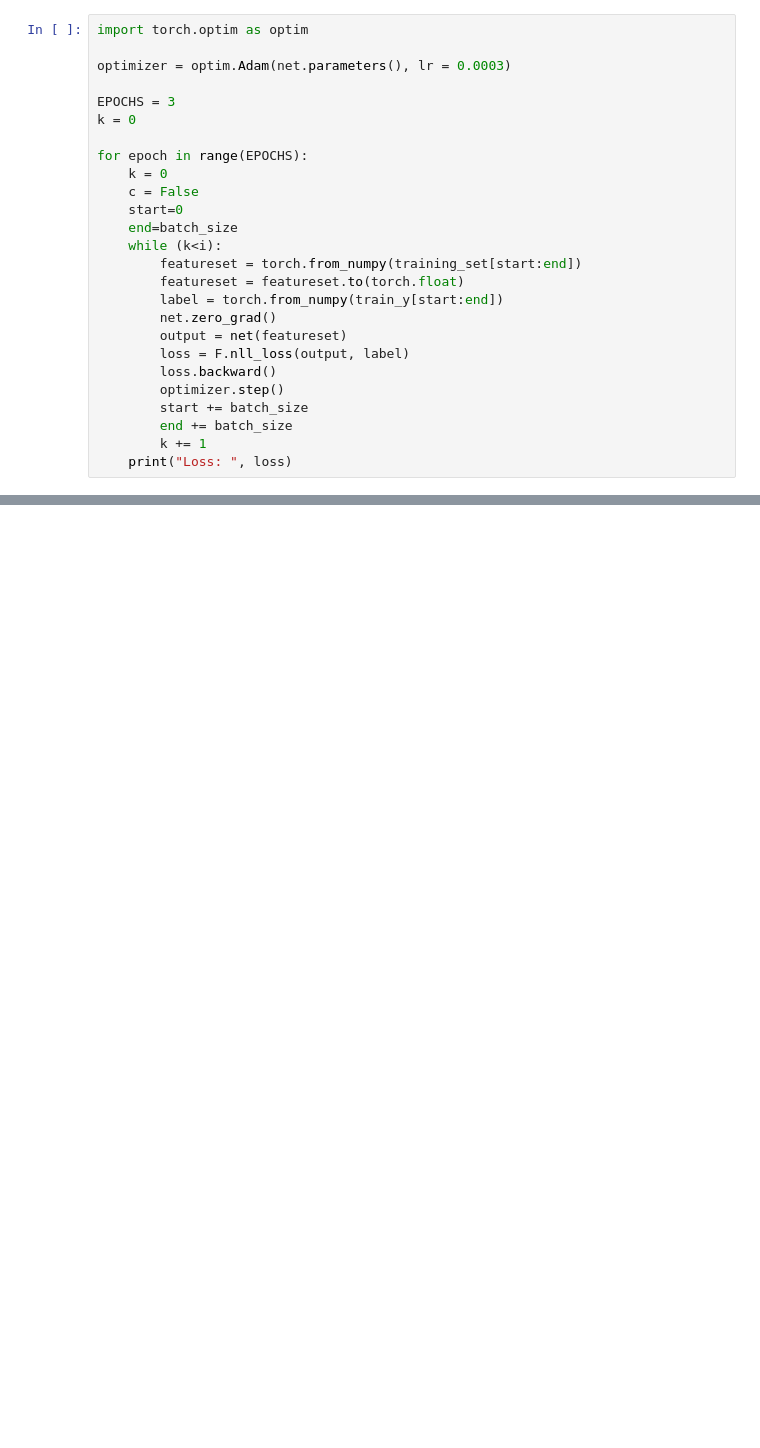
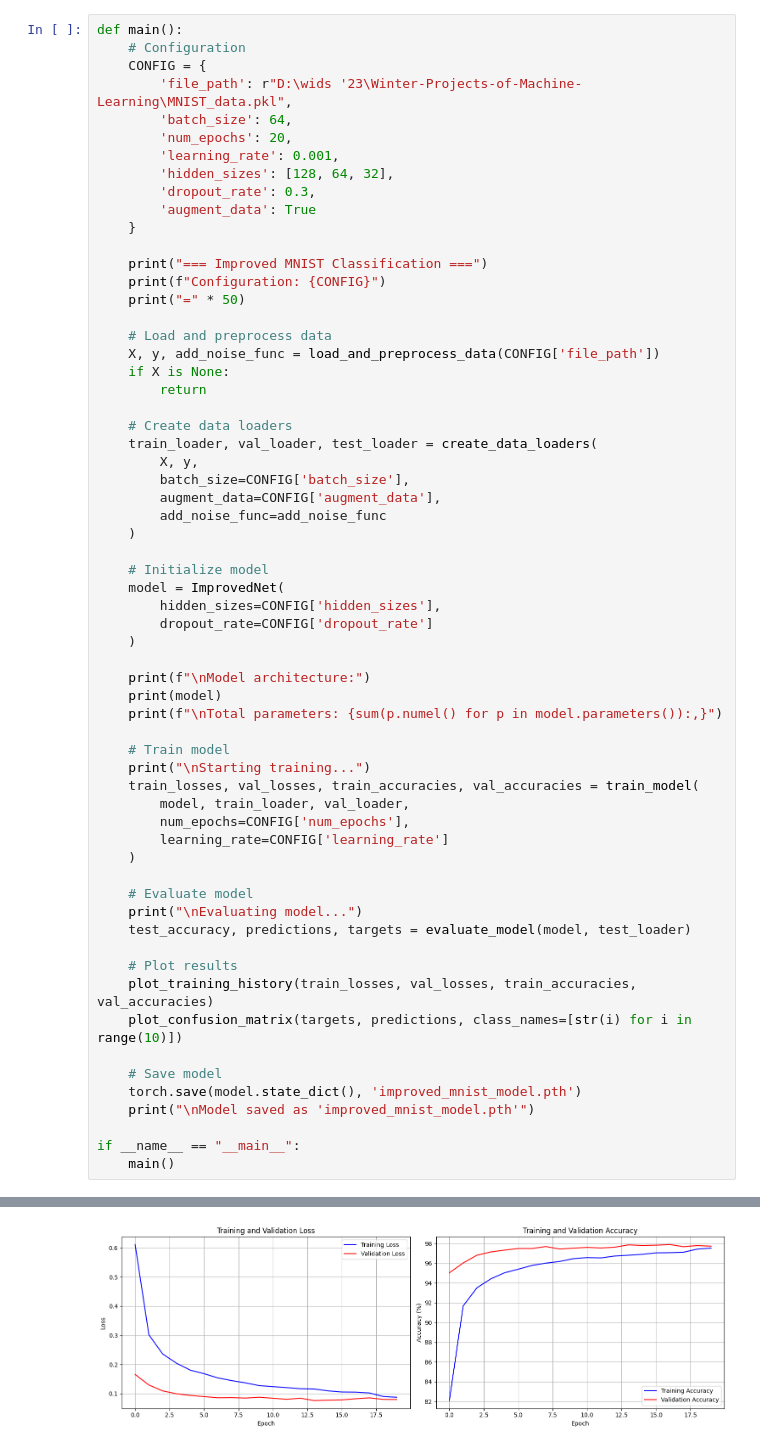
Before and after one commit to Parvseth/Winter-Projects-of-Machine-Learning, a Jupyter notebook: Week 3 Assignment.ipynb, the cells around one changed output, grey strips where cells are left out. Drawn from its saved outputs; the diff is of its cells as text; blank space fills up the shorter version.

Commit message:
MNIST improvement

```diff
--- a/Week 3 Assignment.ipynb
+++ b/Week 3 Assignment.ipynb
@@ -49,27 +300,63 @@ net = Net()
 # %%
-import torch.optim as optim
+def main():
+    # Configuration
+    CONFIG = {
+        'file_path': r"D:\wids '23\Winter-Projects-of-Machine-Learning\MNIST_data.pkl",
+        'batch_size': 64,
+        'num_epochs': 20,
+        'learning_rate': 0.001,
+        'hidden_sizes': [128, 64, 32],
+        'dropout_rate': 0.3,
+        'augment_data': True
+    }
 
-optimizer = optim.Adam(net.parameters(), lr = 0.0003)
+    print("=== Improved MNIST Classification ===")
+    print(f"Configuration: {CONFIG}")
+    print("=" * 50)
 
-EPOCHS = 3
-k = 0
+    # Load and preprocess data
+    X, y, add_noise_func = load_and_preprocess_data(CONFIG['file_path'])
+    if X is None:
+        return
 
-for epoch in range(EPOCHS):
-    k = 0
-    c = False
-    start=0
-    end=batch_size
-    while (k<i):
-        featureset = torch.from_numpy(training_set[start:end])
-        featureset = featureset.to(torch.float)
-        label = torch.from_numpy(train_y[start:end])
-        net.zero_grad()
-        output = net(featureset)
-        loss = F.nll_loss(output, label)
-        loss.backward()
-        optimizer.step()
-        start += batch_size
-        end += batch_size
-        k += 1
-    print("Loss: ", loss)
+    # Create data loaders
+    train_loader, val_loader, test_loader = create_data_loaders(
+        X, y,
+        batch_size=CONFIG['batch_size'],
+        augment_data=CONFIG['augment_data'],
+        add_noise_func=add_noise_func
+    )
+
+    # Initialize model
+    model = ImprovedNet(
+        hidden_sizes=CONFIG['hidden_sizes'],
+        dropout_rate=CONFIG['dropout_rate']
+    )
+
+    print(f"\nModel architecture:")
+    print(model)
+    print(f"\nTotal parameters: {sum(p.numel() for p in model.parameters()):,}")
+
+    # Train model
+    print("\nStarting training...")
+    train_losses, val_losses, train_accuracies, val_accuracies = train_model(
+        model, train_loader, val_loader,
+        num_epochs=CONFIG['num_epochs'],
+        learning_rate=CONFIG['learning_rate']
+    )
+
+    # Evaluate model
+    print("\nEvaluating model...")
+    test_accuracy, predictions, targets = evaluate_model(model, test_loader)
+
+    # Plot results
+    plot_training_history(train_losses, val_losses, train_accuracies, val_accuracies)
+    plot_confusion_matrix(targets, predictions, class_names=[str(i) for i in range(10)])
+
+    # Save model
+    torch.save(model.state_dict(), 'improved_mnist_model.pth')
+    print("\nModel saved as 'improved_mnist_model.pth'")
+
+if __name__ == "__main__":
+    main()
 # %% [output]
@@ -78,0 +380 @@ Loss:  tensor(0.0076, grad_fn=<NllLossBackward0>)
+[figure, added]
```
Also changed, not shown: parts of 4 cells of this notebook, 2 other files.
